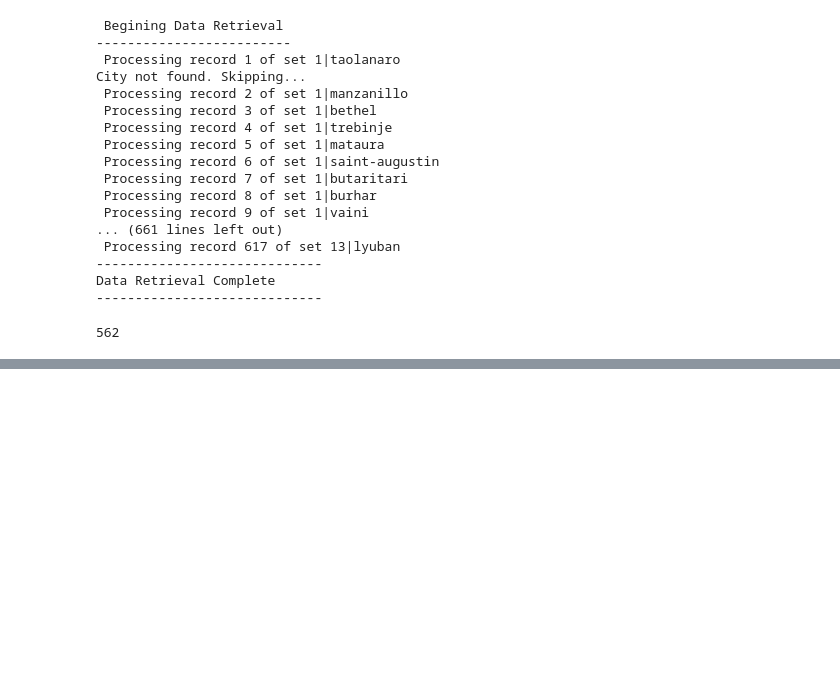
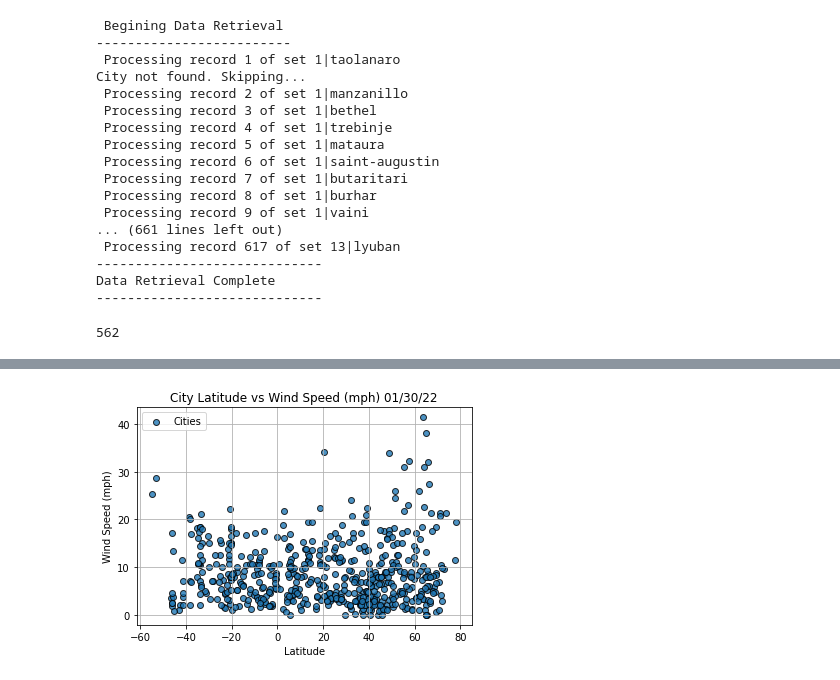
Before and after one commit to swathy84/World_Weather_Analysis, a Jupyter notebook: WeatherPy.ipynb, the cells around one changed output, grey strips where cells are left out. Saved outputs shown, nothing was run; the diff lists cells and outputs as text; code cells hidden in the pictures; blank space fills up the shorter version.

```diff
--- a/WeatherPy.ipynb
+++ b/WeatherPy.ipynb
@@ -231,0 +280,12 @@ city_data_df.to_csv(output_data_file,index_label="City_ID")
+# %%
+# Build the scatter plots for latitude vs.Wind Speed .
+plt.scatter(lats,wind_speed,edgecolor = "black",marker = "o",alpha = 0.8,label = "Cities")
+plt.legend()
+plt.title(f"City Latitude vs Wind Speed (mph) {time}")
+plt.xlabel("Latitude")
+plt.ylabel("Wind Speed (mph)")
+plt.grid(True)
+plt.savefig("weather_data/City_Latitude_vs_WinndSpeed.png")
+plt.show()
+# %% [output]
+[figure, added]
```
Also changed, not shown: parts of 4 cells of this notebook, 5 other files.
